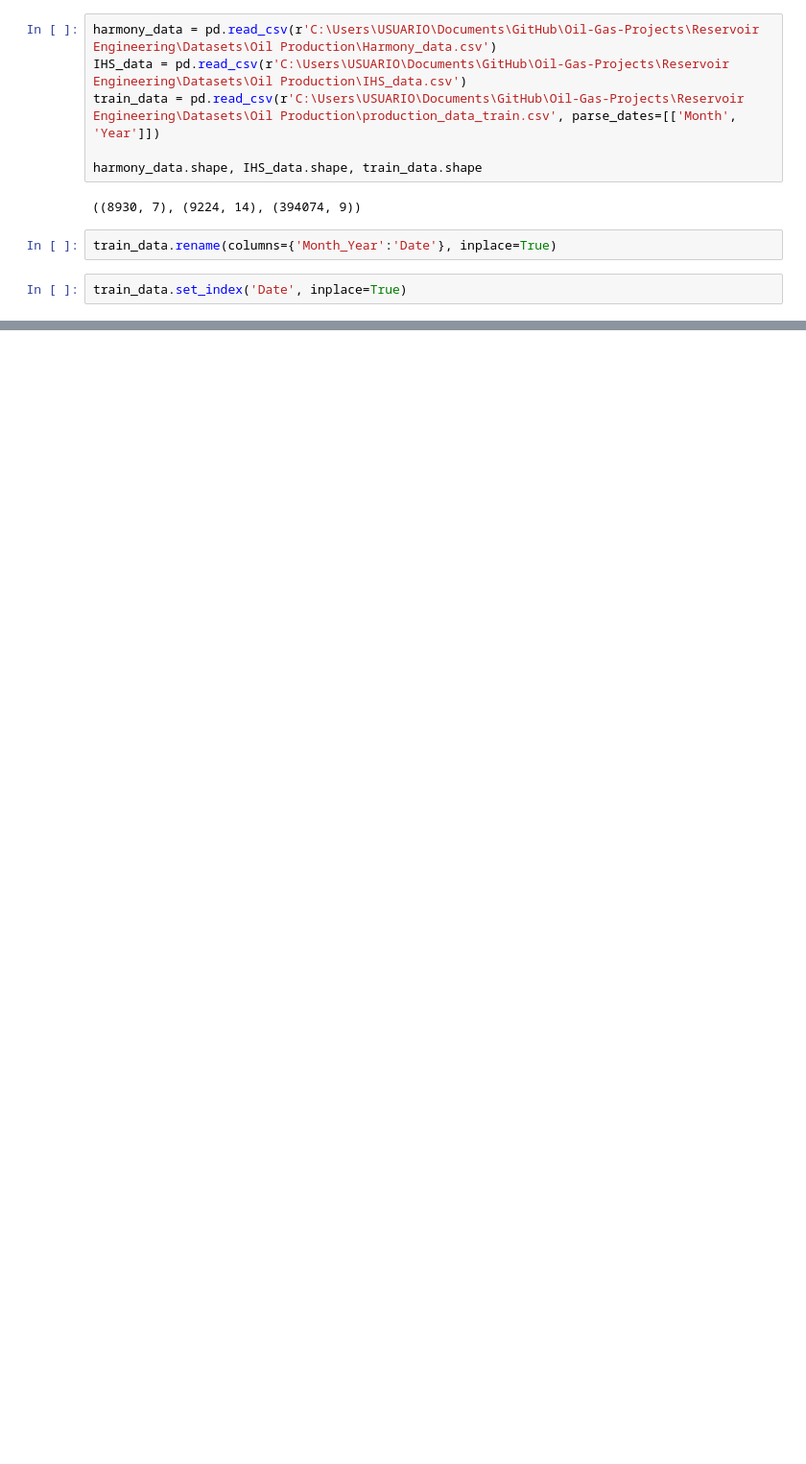
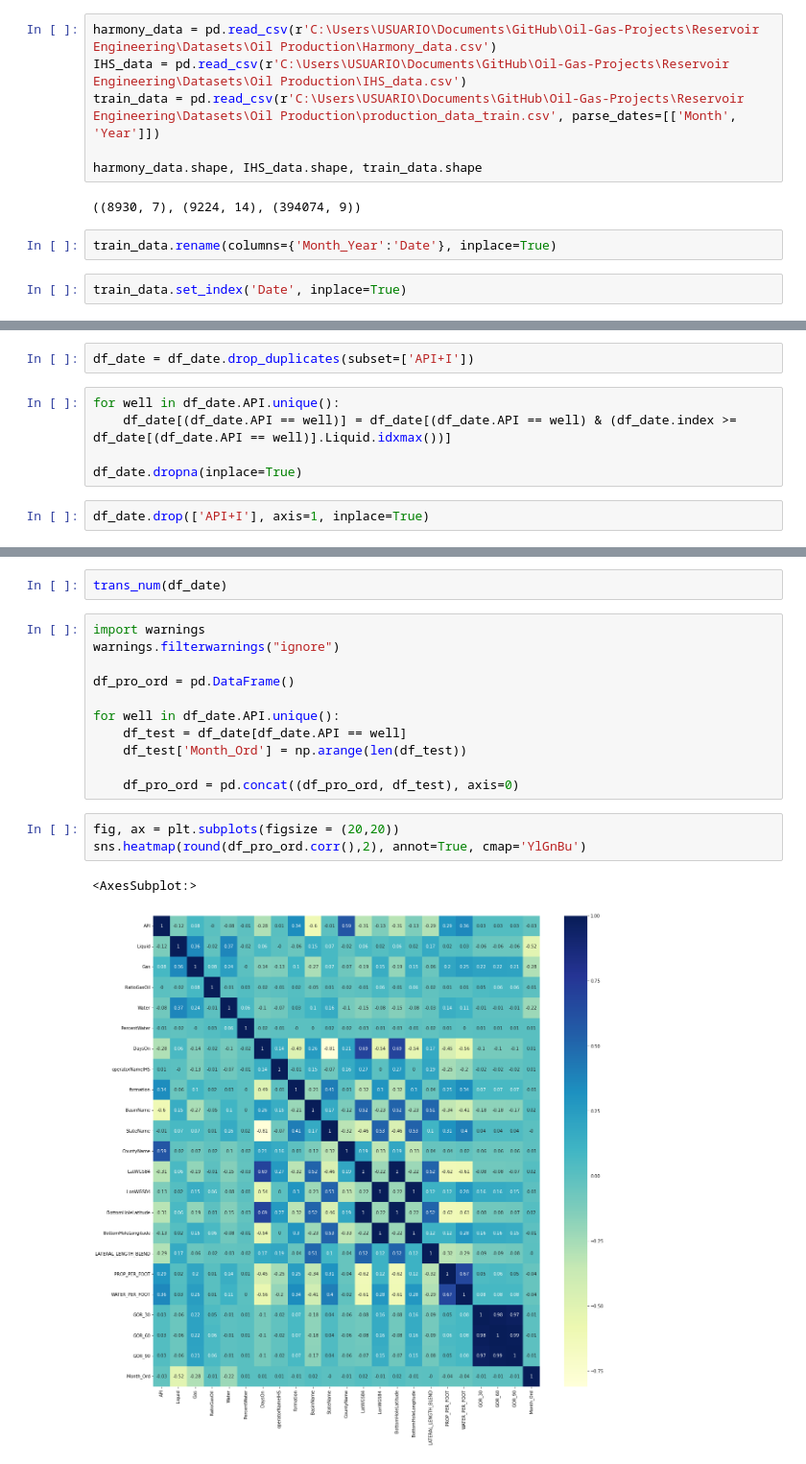
Before and after one commit to Dnbg1982/Oil-Gas-Projects, a Jupyter notebook: API Oil Production/Model.ipynb, the cells around one changed output, grey strips where cells are left out. Shown at 96% size. Saved outputs shown, nothing was run; the diff lists cells and outputs as text; blank space fills up the shorter version.

```diff
--- a/API Oil Production/Model.ipynb
+++ b/API Oil Production/Model.ipynb
@@ -38,0 +52,9 @@ train_data
+# %%
+df_date = df_date.drop_duplicates(subset=['API+I'])
+# %%
+for well in df_date.API.unique():
+    df_date[(df_date.API == well)] = df_date[(df_date.API == well) & (df_date.index >= df_date[(df_date.API == well)].Liquid.idxmax())]
+
+df_date.dropna(inplace=True)
+# %%
+df_date.drop(['API+I'], axis=1, inplace=True)
@@ -38,0 +66,19 @@ train_data
+# %%
+trans_num(df_date)
+# %%
+import warnings
+warnings.filterwarnings("ignore")
+
+df_pro_ord = pd.DataFrame()
+
+for well in df_date.API.unique():
+    df_test = df_date[df_date.API == well]
+    df_test['Month_Ord'] = np.arange(len(df_test))
+
+    df_pro_ord = pd.concat((df_pro_ord, df_test), axis=0)
+# %%
+fig, ax = plt.subplots(figsize = (20,20))
+sns.heatmap(round(df_pro_ord.corr(),2), annot=True, cmap='YlGnBu')
+# %% [output]
+<AxesSubplot:>
+[figure, added]
```
Also changed, not shown: parts of 22 cells of this notebook, 1 other file.
